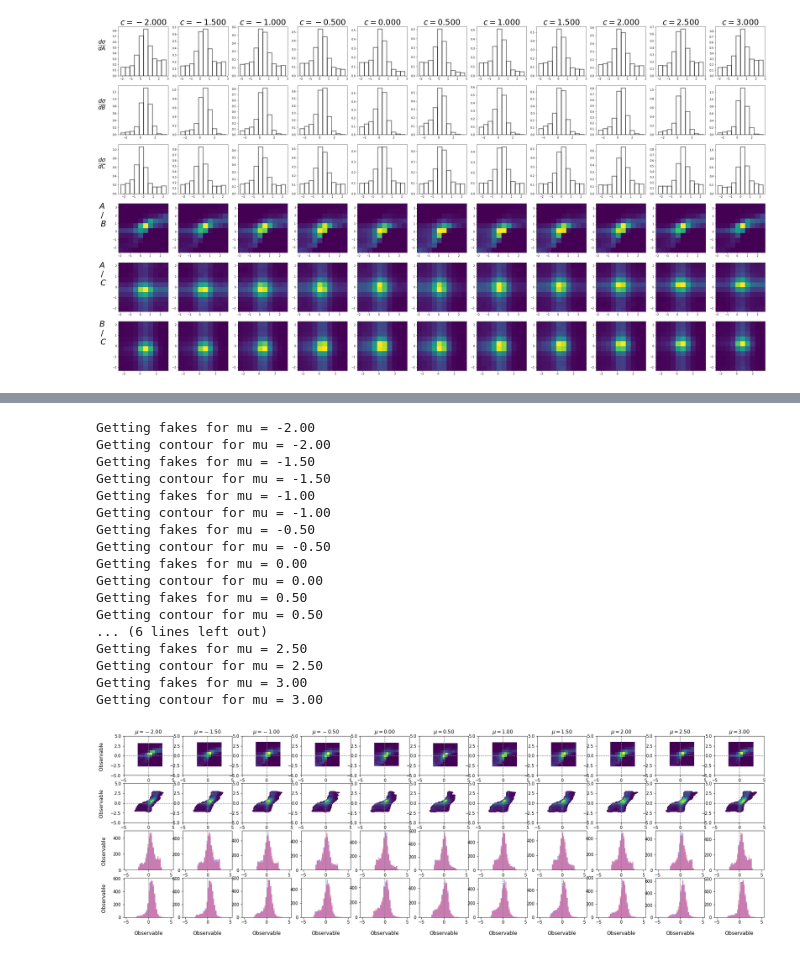
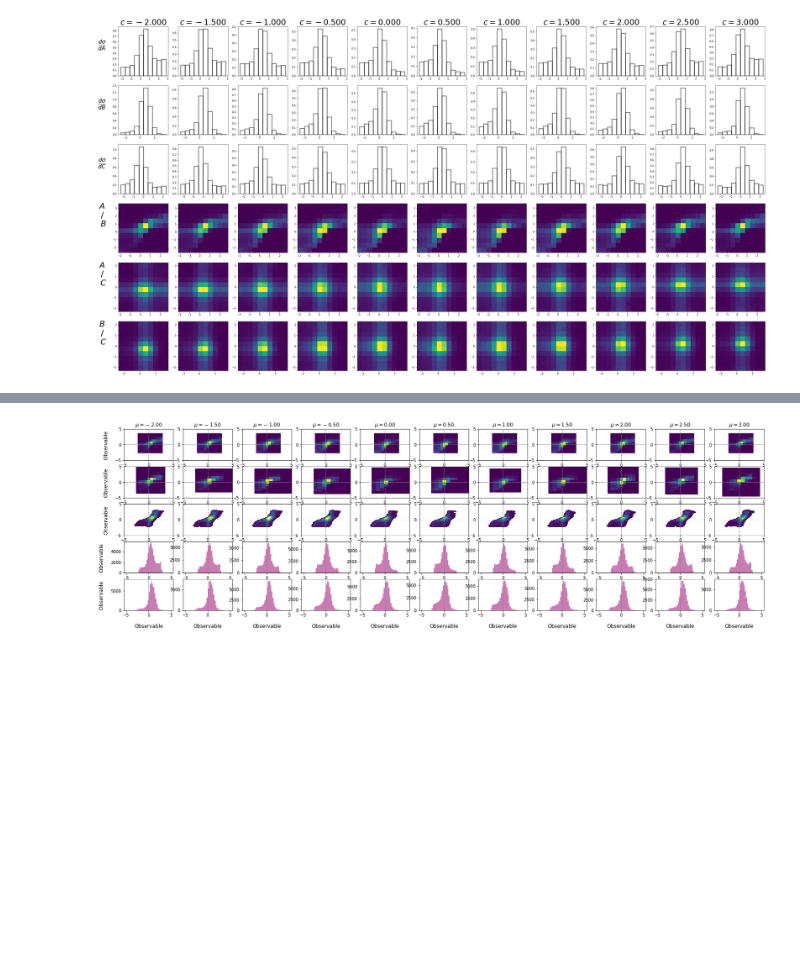
Before and after one commit to darrendavidprice/science-discovery, a Jupyter notebook: SM-sandbox/proj5.3-ML-study_v3/notebooks/test_density_estimation.ipynb, the cells around one changed output, grey strips where cells are left out. Drawn from its saved outputs; the diff is of its cells as text; code cells hidden in the pictures; blank space fills up the shorter version.

```diff
--- a/SM-sandbox/proj5.3-ML-study_v3/notebooks/test_density_estimation.ipynb
+++ b/SM-sandbox/proj5.3-ML-study_v3/notebooks/test_density_estimation.ipynb
@@ -519,0 +605,5 @@ def sample_sum_gaussians (n_points, params) :
+# %%
+density_model.fit(white_datasets,
+                  observable=0,
+                  max_epochs_per_observable=max_epochs,
+                  early_stopping_patience=early_stopping_patience)
@@ -617,0 +645,5 @@ def get_density_2D (mu, x, y) :
+# %%
+density_model.fit(white_datasets,
+                  observable=[1, 2],
+                  max_epochs_per_observable=max_epochs,
+                  early_stopping_patience=early_stopping_patience)
@@ -617,0 +668,9 @@ def get_density_2D (mu, x, y) :
+# %%
+fake_DS = {}
+
+for mu in mu_scan_points :
+    print(f"Getting fakes for mu = {mu:.2f}")
+    start = time.time()
+    fake_DS [mu] = density_model.sample(mu, n_fake_points_per_c_per_ds)
+    end = time.time()
+    print(f"{len(fake_DS [mu])} datapoints generated for mu = {mu:.2f} in {end-start:.1f}s")
@@ -621,76 +698,56 @@ num_mu_scan_points = len(mu_scan_points)
 fig = plt.figure(figsize=(2.5*num_mu_scan_points, 8))
 ax_lims = axis_lims[0]
 for ax_idx, mu in enumerate(mu_scan_points) :
-    ax1 = fig.add_subplot(4, num_mu_scan_points, 1+ax_idx)
-    plot_data  = test2_datasets [mu][:4000]
+    ax1 = fig.add_subplot(5, num_mu_scan_points, 1+ax_idx)
+    n_sample_points = len(fake_DS [mu])
+    plot_data  = white_datasets [mu][:n_sample_points]
     ax1.hist2d(plot_data[:,0], plot_data[:,1])
     ax1.axhline(0, linestyle="--", c="gray", linewidth=1.)
     ax1.axvline(0, linestyle="--", c="gray", linewidth=1.)
 
-    #ax2 = fig.add_subplot(5, num_mu_scan_points, num_mu_scan_points+1+ax_idx)
-    print(f"Getting fakes for mu = {mu:.2f}")
-    plot_fakes = sample_2D(mu, 4000)
-    '''ax2.hist2d(plot_fakes[:,0], plot_fakes[:,1])
+    ax2 = fig.add_subplot(5, num_mu_scan_points, num_mu_scan_points+1+ax_idx)
+    plot_fakes = fake_DS [mu][:n_sample_points]
+    ax2.hist2d(plot_fakes[:,0], plot_fakes[:,1])
     ax2.axhline(0, linestyle="--", c="gray", linewidth=1.)
-    ax2.axvline(0, linestyle="--", c="gray", linewidth=1.)'''
+    ax2.axvline(0, linestyle="--", c="gray", linewidth=1.)
 
-    ax3 = fig.add_subplot(4, num_mu_scan_points, 1*num_mu_scan_points+1+ax_idx)
-    print(f"Getting contour for mu = {mu:.2f}")
+    ax3 = fig.add_subplot(5, num_mu_scan_points, 2*num_mu_scan_points+1+ax_idx)
     x, y = np.linspace(ax_lims[0], ax_lims[1], 31), np.linspace(ax_lims[0], ax_lims[1], 31)
     x_grid, y_grid = np.meshgrid(x, y)
     z = np.zeros(shape=x_grid.shape)
     for i, xp in enumerate(x) :
         for j, yp in enumerate(y) :
-            z [i, j] = get_density_2D(mu, xp, yp)
+            z [i, j] = density_model.evaluate(mu, xp, yp)
     z = z / np.max(z)
     ax3.contourf(x, y, z, levels=[0.01, 0.05, 0.1, 0.2, 0.3, 0.4, 0.5, 0.6, 0.7, 0.8, 0.9])
     ax3.axhline(0, linestyle="--", c="gray", linewidth=1.)
     ax3.axvline(0, linestyle="--", c="gray", linewidth=1.)
 
     ax1.set_xlim([ax_lims[0], ax_lims[1]])
     ax1.set_ylim([ax_lims[0], ax_lims[1]])
-    '''ax2.set_xlim([ax_lims[0], ax_lims[1]])
-    ax2.set_ylim([ax_lims[0], ax_lims[1]])'''
+    ax2.set_xlim([ax_lims[0], ax_lims[1]])
+    ax2.set_ylim([ax_lims[0], ax_lims[1]])
     ax3.set_xlim([ax_lims[0], ax_lims[1]])
     ax3.set_ylim([ax_lims[0], ax_lims[1]])
 
-    ax4 = fig.add_subplot(4, num_mu_scan_points, 2*num_mu_scan_points+1+ax_idx)
+    ax4 = fig.add_subplot(5, num_mu_scan_points, 3*num_mu_scan_points+1+ax_idx)
     ax4.hist(plot_data [:,0], bins=np.linspace(ax_lims[0], ax_lims[1], 41), color="blue", alpha=0.3)
     ax4.hist(plot_fakes[:,0], bins=np.linspace(ax_lims[0], ax_lims[1], 41), color="red" , alpha=0.3)
     ax4.axvline(0, linestyle="--", c="gray", linewidth=1.)
 
-    ax5 = fig.add_subplot(4, num_mu_scan_points, 3*num_mu_scan_points+1+ax_idx)
+    ax5 = fig.add_subplot(5, num_mu_scan_points, 4*num_mu_scan_points+1+ax_idx)
     ax5.hist(plot_data [:,1], bins=np.linspace(ax_lims[0], ax_lims[1], 41), color="blue", alpha=0.3)
     ax5.hist(plot_fakes[:,1], bins=np.linspace(ax_lims[0], ax_lims[1], 41), color="red" , alpha=0.3)
     ax5.axvline(0, linestyle="--", c="gray", linewidth=1.)
-
-    #x, y = np.linspace(-5, 5, 51), np.linspace(-5, 5, 51)
 
     ax5.set_xlabel("Observable", fontsize=12, labelpad=15)
     ax1.set_title(f"$\mu = {mu:.2f}$")
     if ax_idx == 0 :
         ax1.set_ylabel("Observable ", fontsize=12, labelpad=15)
-        #ax2.set_ylabel("Observable ", fontsize=12, labelpad=15)
+        ax2.set_ylabel("Observable ", fontsize=12, labelpad=15)
         ax3.set_ylabel("Observable ", fontsize=12, labelpad=15)
         ax4.set_ylabel("Observable ", fontsize=12, labelpad=15)
         ax5.set_ylabel("Observable ", fontsize=12, labelpad=15)
 plt.show()
 # %% [output]
-Getting fakes for mu = -2.00
-Getting contour for mu = -2.00
-Getting fakes for mu = -1.50
-Getting contour for mu = -1.50
-Getting fakes for mu = -1.00
-Getting contour for mu = -1.00
-Getting fakes for mu = -0.50
-Getting contour for mu = -0.50
-Getting fakes for mu = 0.00
-Getting contour for mu = 0.00
-Getting fakes for mu = 0.50
-Getting contour for mu = 0.50
-... (6 lines left out)
-Getting fakes for mu = 2.50
-Getting contour for mu = 2.50
-Getting fakes for mu = 3.00
-Getting contour for mu = 3.00
-[figure, old version]
+[figure, new version]
```
Also changed, not shown: parts of 24 cells of this notebook, 19 other files.
